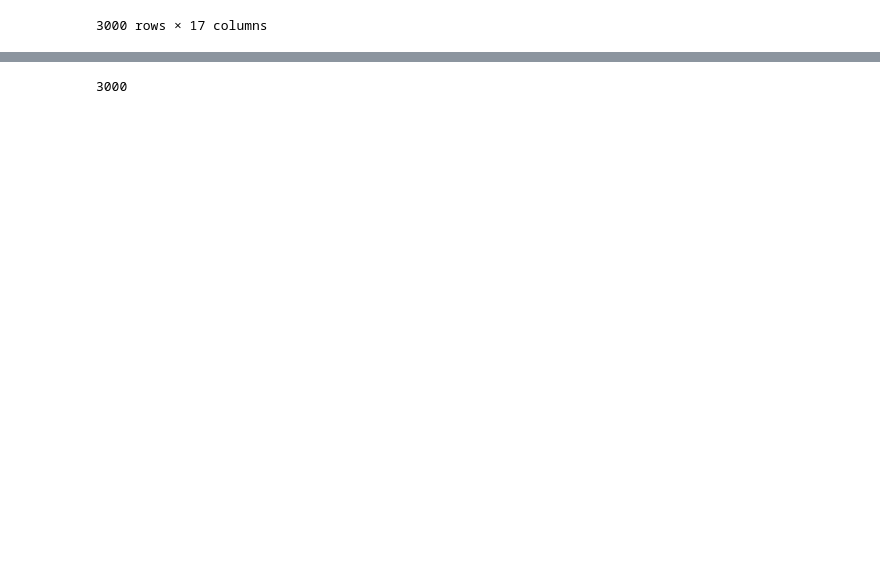
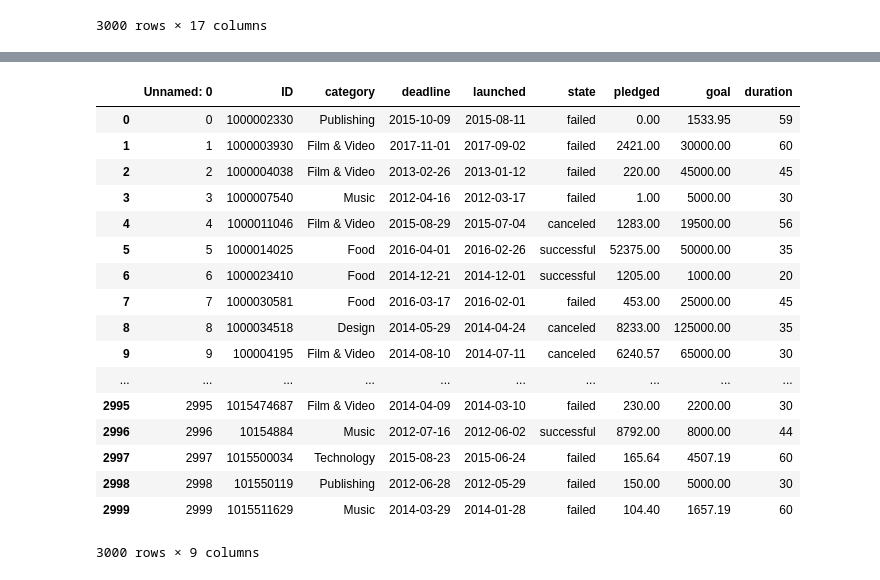
Before and after one commit to KMS0711/Final-Project-108, a Jupyter notebook: Test.ipynb, the cells around one changed output, grey strips where cells are left out. Saved outputs shown, nothing was run; the diff lists cells and outputs as text; code cells hidden in the pictures; blank space fills up the shorter version.

Commit message:
cleaning

```diff
--- a/Test.ipynb
+++ b/Test.ipynb
@@ -43,2 +50,2 @@ df
 # %%
-#df = df.head(3000)
+df = df.head(3000)
@@ -99,0 +75,5 @@ See the caveats in the documentation: http://pandas.pydata.org/pandas-docs/stabl
+# %%
+def clean_time(time):
+    return time.split()[0]
+# %%
+df["duration"] = df["duration"].apply(clean_time)
@@ -99,0 +105,2 @@ See the caveats in the documentation: http://pandas.pydata.org/pandas-docs/stabl
+# %%
+df = df.drop(['name', 'country', 'category', 'backers', 'goal', 'pledged', 'usd pledged','currency'], axis=1)
@@ -99,0 +116,27 @@ See the caveats in the documentation: http://pandas.pydata.org/pandas-docs/stabl
+# %%
+#rename columns for simplicity
+#note that we are using names that previously meant similar things but were not as useful; don't be confused.
+df.rename(columns={'usd_pledged_real':'pledged',
+                          'usd_goal_real':'goal',
+                          'main_category': 'category'
+                          'Unnamed'}, inplace = True)
+df
+# %% [output]
+|  | Unnamed: 0 | ID | category | deadline | launched | state | pledged | goal | duration |
+| 0 | 0 | 1000002330 | Publishing | 2015-10-09 | 2015-08-11 | failed | 0.00 | 1533.95 | 59 |
+| 1 | 1 | 1000003930 | Film & Video | 2017-11-01 | 2017-09-02 | failed | 2421.00 | 30000.00 | 60 |
+| 2 | 2 | 1000004038 | Film & Video | 2013-02-26 | 2013-01-12 | failed | 220.00 | 45000.00 | 45 |
+| 3 | 3 | 1000007540 | Music | 2012-04-16 | 2012-03-17 | failed | 1.00 | 5000.00 | 30 |
+| 4 | 4 | 1000011046 | Film & Video | 2015-08-29 | 2015-07-04 | canceled | 1283.00 | 19500.00 | 56 |
+| 5 | 5 | 1000014025 | Food | 2016-04-01 | 2016-02-26 | successful | 52375.00 | 50000.00 | 35 |
+| 6 | 6 | 1000023410 | Food | 2014-12-21 | 2014-12-01 | successful | 1205.00 | 1000.00 | 20 |
+| 7 | 7 | 1000030581 | Food | 2016-03-17 | 2016-02-01 | failed | 453.00 | 25000.00 | 45 |
+| 8 | 8 | 1000034518 | Design | 2014-05-29 | 2014-04-24 | canceled | 8233.00 | 125000.00 | 35 |
+| 9 | 9 | 100004195 | Film & Video | 2014-08-10 | 2014-07-11 | canceled | 6240.57 | 65000.00 | 30 |
+| ... | ... | ... | ... | ... | ... | ... | ... | ... | ... |
+| 2995 | 2995 | 1015474687 | Film & Video | 2014-04-09 | 2014-03-10 | failed | 230.00 | 2200.00 | 30 |
+| 2996 | 2996 | 10154884 | Music | 2012-07-16 | 2012-06-02 | successful | 8792.00 | 8000.00 | 44 |
+| 2997 | 2997 | 1015500034 | Technology | 2015-08-23 | 2015-06-24 | failed | 165.64 | 4507.19 | 60 |
+| 2998 | 2998 | 101550119 | Publishing | 2012-06-28 | 2012-05-29 | failed | 150.00 | 5000.00 | 30 |
+| 2999 | 2999 | 1015511629 | Music | 2014-03-29 | 2014-01-28 | failed | 104.40 | 1657.19 | 60 |
+3000 rows × 9 columns
@@ -100,6 +154,4 @@ See the caveats in the documentation: http://pandas.pydata.org/pandas-docs/stabl
 # %%
 len(df)
-# %% [output]
-3000
 # %%
 df
```
Also changed, not shown: parts of 21 cells of this notebook.
